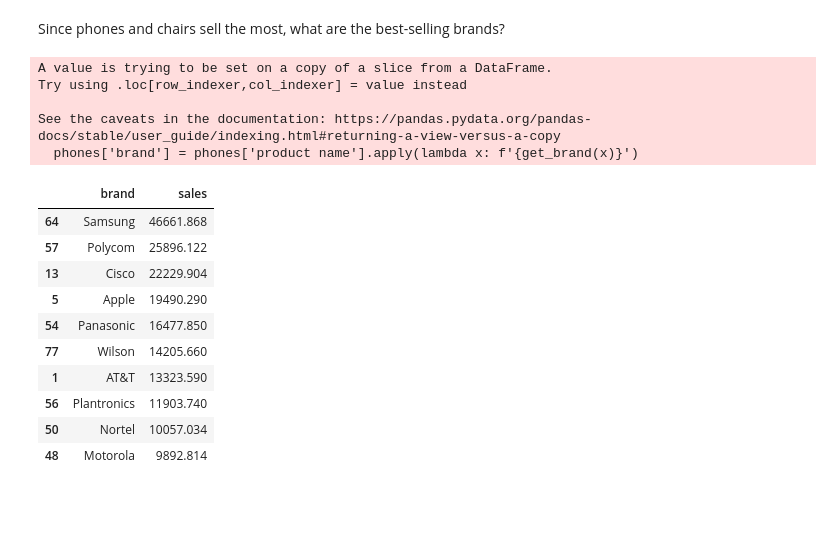
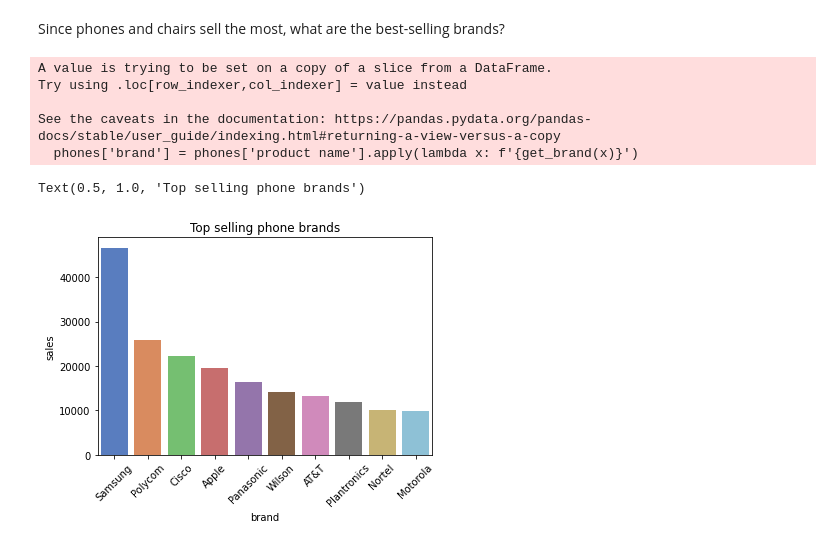
Before and after one commit to artemedius/repo, a Jupyter notebook: superstore.ipynb, the cells around one changed output. Saved outputs shown, nothing was run; the diff lists cells and outputs as text; code cells hidden in the pictures; blank space fills up the shorter version.

```diff
--- a/superstore.ipynb
+++ b/superstore.ipynb
@@ -53,26 +53,23 @@ Since phones and chairs sell the most, what are the best-selling brands?
 # %%
 phones = df.loc[df['sub-category'] == 'Phones']
 
 def get_brand(x):
     return x.split(' ')[0].strip(' ')
 phones['brand'] = phones['product name'].apply(lambda x: f'{get_brand(x)}')
 brands = pd.DataFrame(phones.groupby('brand')['sales'].sum()).reset_index()
 brandshort = brands.sort_values(by='sales', ascending=False)[0:10]
-brandshort
+brandshort['percent'] = brandshort['sales']/brandshort['sales'].sum()
+
+
+#top-selling brands barchart
+ax = sns.barplot(x='brand', y='sales', data=brandshort, palette=palette)
+ax = ax.tick_params(axis='x', rotation=45)
+plt.title('Top selling phone brands')
 # %% [output]
 A value is trying to be set on a copy of a slice from a DataFrame.
 Try using .loc[row_indexer,col_indexer] = value instead
 
 See the caveats in the documentation: https://pandas.pydata.org/pandas-docs/stable/user_guide/indexing.html#returning-a-view-versus-a-copy
   phones['brand'] = phones['product name'].apply(lambda x: f'{get_brand(x)}')
-|  | brand | sales |
-| 64 | Samsung | 46661.868 |
-| 57 | Polycom | 25896.122 |
-| 13 | Cisco | 22229.904 |
-| 5 | Apple | 19490.290 |
-| 54 | Panasonic | 16477.850 |
-| 77 | Wilson | 14205.660 |
-| 1 | AT&T | 13323.590 |
-| 56 | Plantronics | 11903.740 |
-| 50 | Nortel | 10057.034 |
-| 48 | Motorola | 9892.814 |
+Text(0.5, 1.0, 'Top selling phone brands')
+[figure, added]
```
Also changed, not shown: parts of 2 cells of this notebook.
